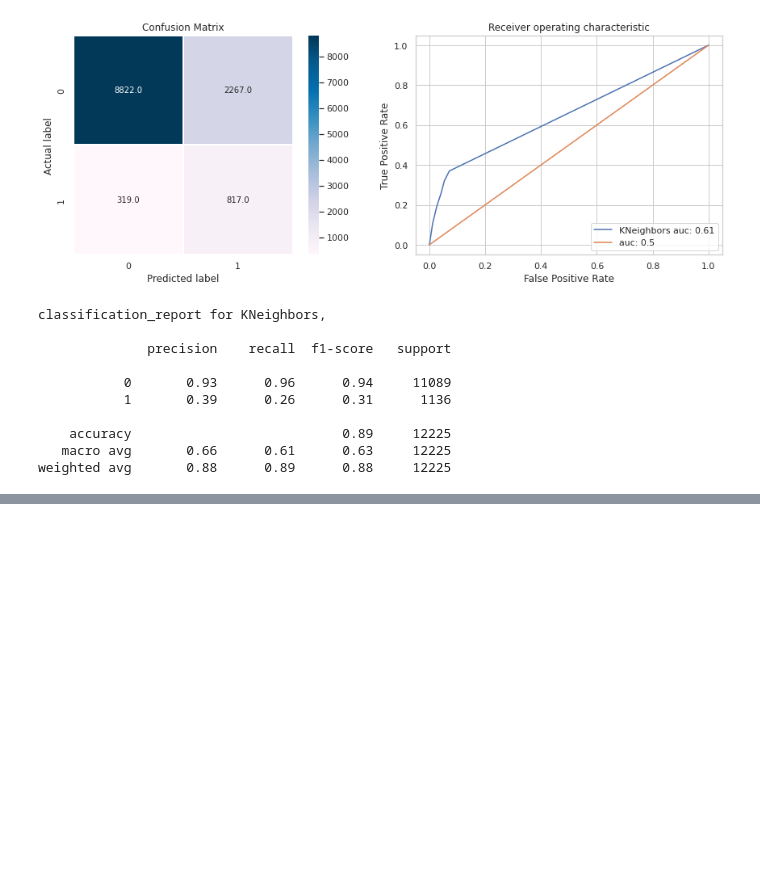
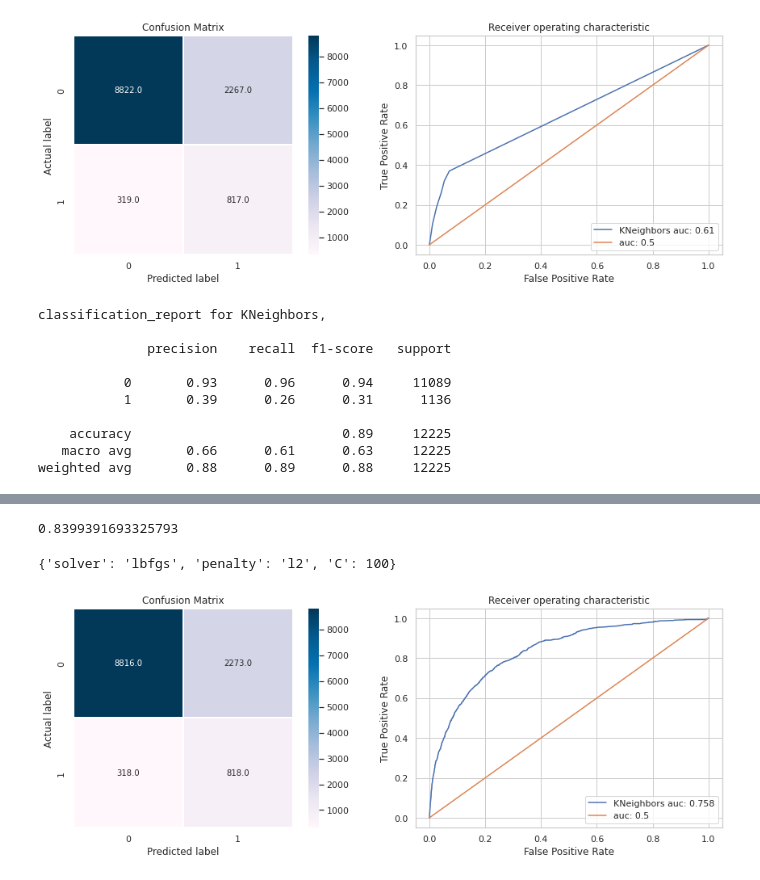
Before and after one commit to Sachimugu/ICU-survival, a Jupyter notebook: Notebook/2_Preprocessing_and_ML_Model.ipynb, the cells around one changed output, grey strips where cells are left out. Cells and saved outputs as stored; diff of their text form; code cells hidden in the pictures; blank space fills up the shorter version.

```diff
--- a/Notebook/2_Preprocessing_and_ML_Model.ipynb
+++ b/Notebook/2_Preprocessing_and_ML_Model.ipynb
@@ -541,3 +498,0 @@ scaler = MinMaxScaler()
-# %%
-X_train = scaler.fit_transform(X_train)
-X_test = scaler.fit_transform(X_test)
@@ -611,11 +498,0 @@ y_pred = tree_cv.predict(X_test) #predict on X test
-# %%
-print("Confusion Matrix","\n")
-from sklearn.metrics import confusion_matrix
-confusion_matrix = confusion_matrix(y_test, y_pred)
-sns.heatmap(confusion_matrix, annot=True, fmt=".1f", linewidths=.3,
-        square = True, cmap = 'PuBu')
-plt.ylabel('Actual label')
-plt.xlabel('Predicted label')
-plt.title('Confusion Matrix',size = 12)
-plt.show()
-print("\n")
@@ -675,0 +549,41 @@ NameError: name 'tree_cv' is not defined
+# %%
+parameters ={
+    "C":[100, 10, 1.0, 0.1, 0.01],
+    'penalty':['l2'],
+    'solver':['newton-cg', 'lbfgs', 'liblinear']} # l1 lasso l2 ridge
+lr=LogisticRegression()
+rscv = RandomizedSearchCV(lr,parameters,scoring='roc_auc',cv=10)
+lr_cv = rscv.fit(X_train,y_train)
+# %%
+lr_cv.best_score_
+# %% [output]
+0.8399391693325793
+# %%
+lr_cv.best_params_
+# %% [output]
+{'solver': 'lbfgs', 'penalty': 'l2', 'C': 100}
+# %%
+lr_cv_pred = lr_cv.predict(X_test) #predict on X test
+# %%
+plt.figure(figsize=(15,5))
+
+ax1=plt.subplot(1, 2, 1)
+cm = confusion_matrix(y_test, lr_cv_pred)
+sns.heatmap(cm, annot=True, fmt=".1f", linewidths=.3,
+        square = True, cmap = 'PuBu', ax=ax1)
+plt.ylabel('Actual label')
+plt.xlabel('Predicted label')
+plt.title('Confusion Matrix')
+
+ax2=plt.subplot(1, 2, 2)
+logit_roc_auc = roc_auc_score(y_test, lr_cv_pred)
+fpr, tpr, thresholds = roc_curve(y_test, lr_cv.predict_proba(X_test)[:,1])
+sns.lineplot(fpr, tpr, label=f'KNeighbors auc: {round(logit_roc_auc,3)}', ax=ax2)
+sns.lineplot([0, 1], [0, 1], ax=ax2, markers='r--',label=f'auc: 0.5')
+
+plt.xlabel('False Positive Rate')
+plt.ylabel('True Positive Rate')
+plt.title('Receiver operating characteristic')
+plt.legend(loc="lower right");
+# %% [output]
+[figure, added]
```
Also changed, not shown: parts of 46 cells of this notebook.
